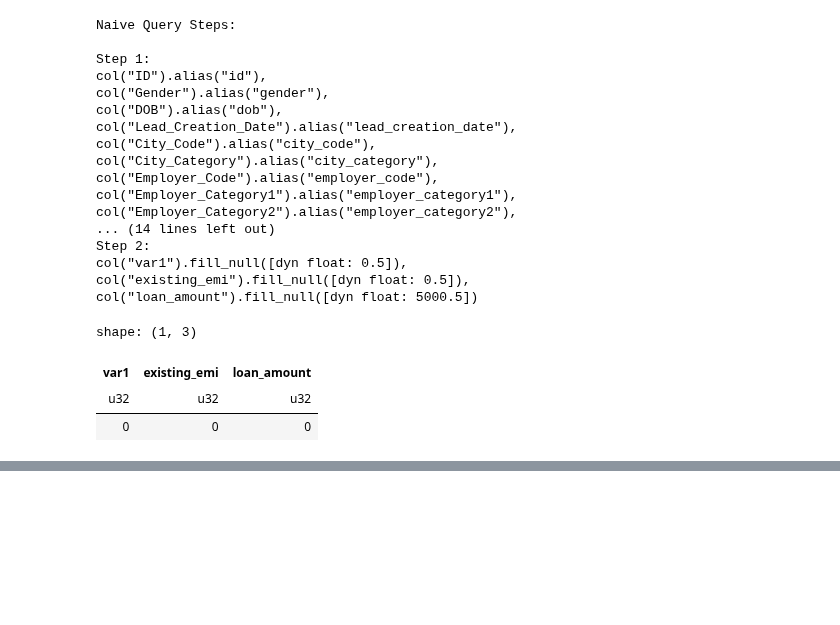
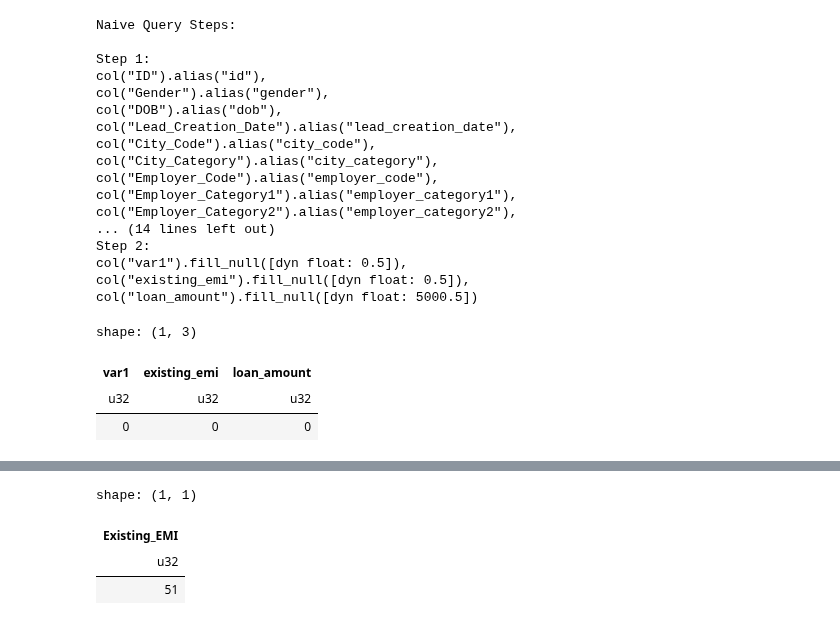
Before and after one commit to abstractqqq/polars_ds_extension, a Jupyter notebook: examples/pipeline.ipynb, the cells around one changed output, grey strips where cells are left out. Drawn from its saved outputs; the diff is of its cells as text; code cells hidden in the pictures; blank space fills up the shorter version.

```diff
--- a/examples/pipeline.ipynb
+++ b/examples/pipeline.ipynb
@@ -254,0 +264,9 @@ shape: (1, 3)
+# %%
+df.select(
+    pl.col("Existing_EMI").null_count()
+)
+# %% [output]
+shape: (1, 1)
+| Existing_EMI |
+| u32 |
+| 51 |
```
Also changed, not shown: parts of 6 cells of this notebook, 4 other files.
